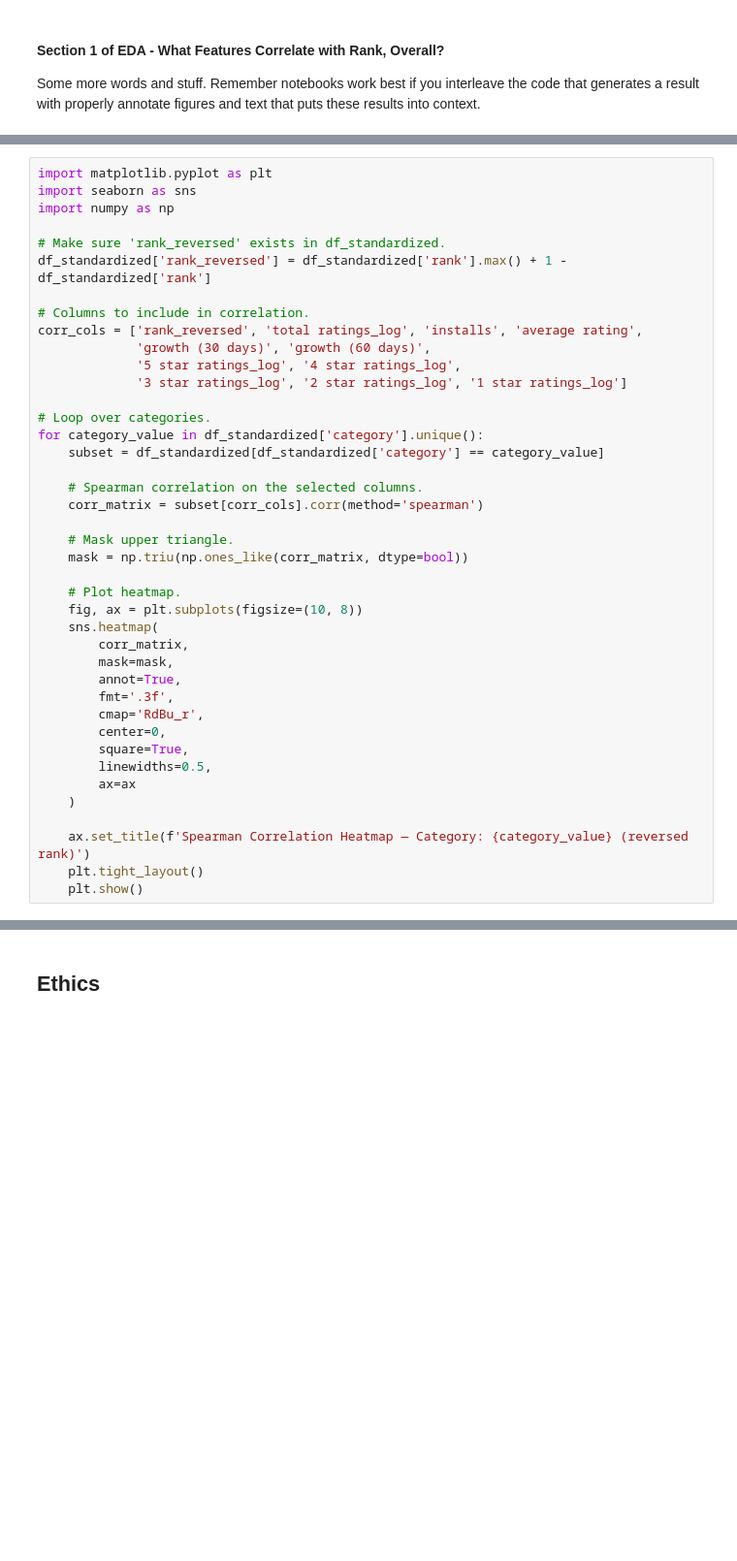
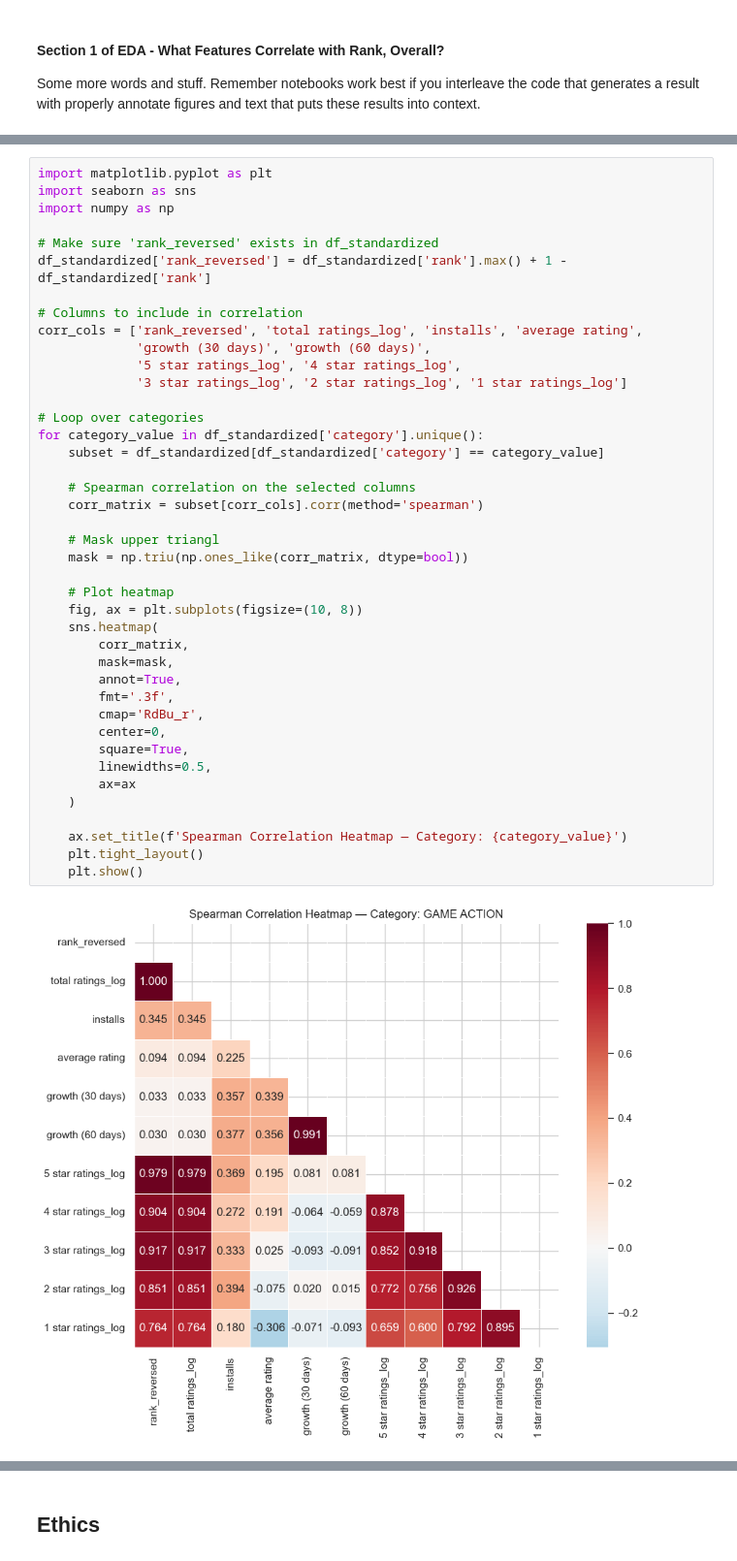
Before and after one commit to COGS108/Group066_WI26, a Jupyter notebook: 02-EDACheckpoint.ipynb, the cells around one changed output, grey strips where cells are left out. Shown at 97% size. Saved outputs shown, nothing was run; the diff lists cells and outputs as text; blank space fills up the shorter version.

```diff
--- a/02-EDACheckpoint.ipynb
+++ b/02-EDACheckpoint.ipynb
@@ -513,39 +547,41 @@ import matplotlib.pyplot as plt
 import seaborn as sns
 import numpy as np
 
-# Make sure 'rank_reversed' exists in df_standardized.
+# Make sure 'rank_reversed' exists in df_standardized
 df_standardized['rank_reversed'] = df_standardized['rank'].max() + 1 - df_standardized['rank']
 
-# Columns to include in correlation.
+# Columns to include in correlation
 corr_cols = ['rank_reversed', 'total ratings_log', 'installs', 'average rating',
              'growth (30 days)', 'growth (60 days)',
              '5 star ratings_log', '4 star ratings_log',
              '3 star ratings_log', '2 star ratings_log', '1 star ratings_log']
 
-# Loop over categories.
+# Loop over categories
 for category_value in df_standardized['category'].unique():
     subset = df_standardized[df_standardized['category'] == category_value]
 
-    # Spearman correlation on the selected columns.
+    # Spearman correlation on the selected columns
     corr_matrix = subset[corr_cols].corr(method='spearman')
 
-    # Mask upper triangle.
+    # Mask upper triangl
     mask = np.triu(np.ones_like(corr_matrix, dtype=bool))
 
-    # Plot heatmap.
+    # Plot heatmap
     fig, ax = plt.subplots(figsize=(10, 8))
     sns.heatmap(
         corr_matrix,
         mask=mask,
         annot=True,
         fmt='.3f',
         cmap='RdBu_r',
         center=0,
         square=True,
         linewidths=0.5,
         ax=ax
     )
 
-    ax.set_title(f'Spearman Correlation Heatmap — Category: {category_value} (reversed rank)')
+    ax.set_title(f'Spearman Correlation Heatmap — Category: {category_value}')
     plt.tight_layout()
     plt.show()
+# %% [output]
+[figure, added]
```
Also changed, not shown: parts of 6 cells of this notebook.
